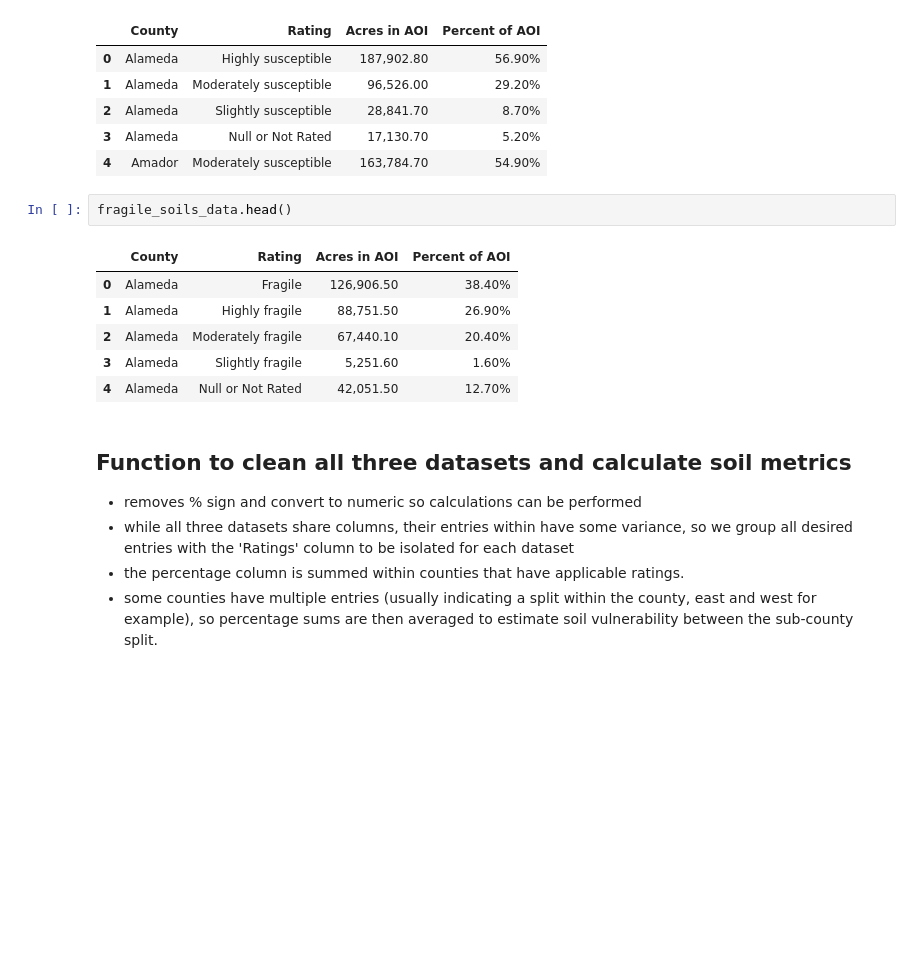
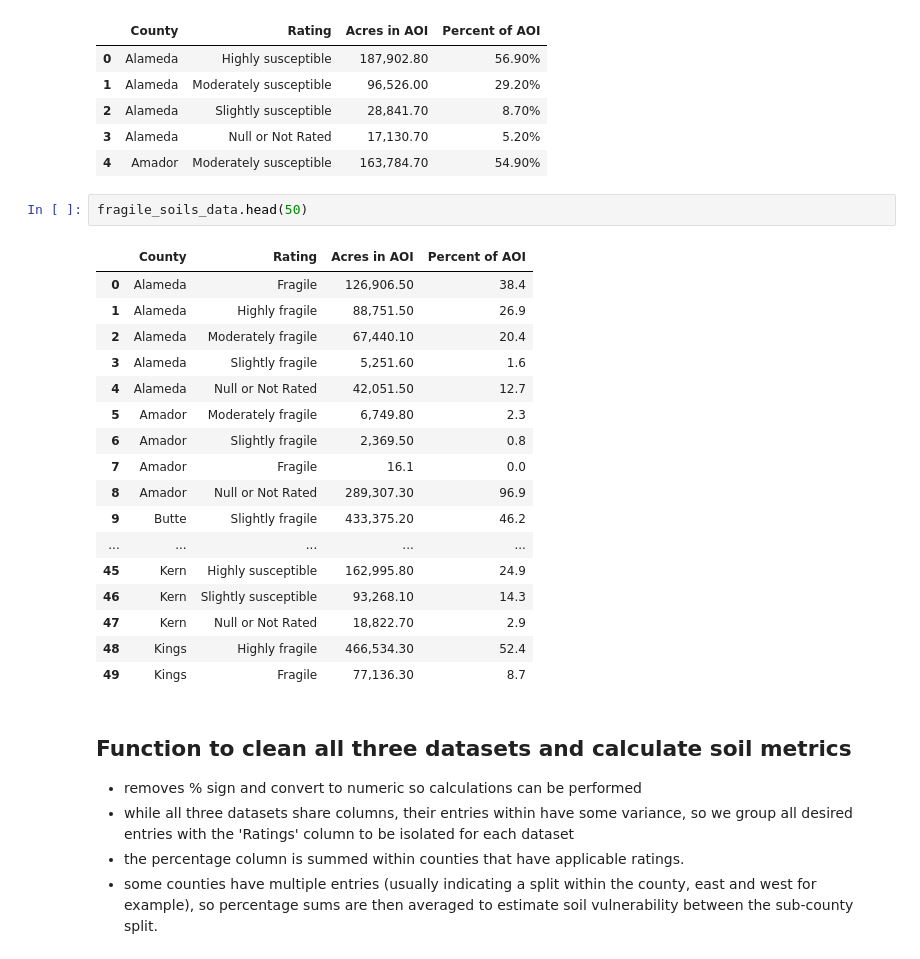
Before and after one commit to Eagle-Rock-Analytics/carb-climate-index, a Jupyter notebook: scripts/data_metric_calc/natural_web_soil_survey.ipynb, the cells around one changed output. Cells and saved outputs as stored; diff of their text form; blank space fills up the shorter version.

```diff
--- a/scripts/data_metric_calc/natural_web_soil_survey.ipynb
+++ b/scripts/data_metric_calc/natural_web_soil_survey.ipynb
@@ -61,14 +61,25 @@ fire_susceptibility_data.head()
 | 3 | Alameda | Null or Not Rated | 17,130.70 | 5.20% |
 | 4 | Amador | Moderately susceptible | 163,784.70 | 54.90% |
 # %%
-fragile_soils_data.head()
+fragile_soils_data.head(50)
 # %% [output]
 |  | County | Rating | Acres in AOI | Percent of AOI |
-| 0 | Alameda | Fragile | 126,906.50 | 38.40% |
-| 1 | Alameda | Highly fragile | 88,751.50 | 26.90% |
-| 2 | Alameda | Moderately fragile | 67,440.10 | 20.40% |
-| 3 | Alameda | Slightly fragile | 5,251.60 | 1.60% |
-| 4 | Alameda | Null or Not Rated | 42,051.50 | 12.70% |
+| 0 | Alameda | Fragile | 126,906.50 | 38.4 |
+| 1 | Alameda | Highly fragile | 88,751.50 | 26.9 |
+| 2 | Alameda | Moderately fragile | 67,440.10 | 20.4 |
+| 3 | Alameda | Slightly fragile | 5,251.60 | 1.6 |
+| 4 | Alameda | Null or Not Rated | 42,051.50 | 12.7 |
+| 5 | Amador | Moderately fragile | 6,749.80 | 2.3 |
+| 6 | Amador | Slightly fragile | 2,369.50 | 0.8 |
+| 7 | Amador | Fragile | 16.1 | 0.0 |
+| 8 | Amador | Null or Not Rated | 289,307.30 | 96.9 |
+| 9 | Butte | Slightly fragile | 433,375.20 | 46.2 |
+| ... | ... | ... | ... | ... |
+| 45 | Kern | Highly susceptible | 162,995.80 | 24.9 |
+| 46 | Kern | Slightly susceptible | 93,268.10 | 14.3 |
+| 47 | Kern | Null or Not Rated | 18,822.70 | 2.9 |
+| 48 | Kings | Highly fragile | 466,534.30 | 52.4 |
+| 49 | Kings | Fragile | 77,136.30 | 8.7 |
 # %% [markdown]
 ## Function to clean all three datasets and calculate soil metrics
 * removes % sign and convert to numeric so calculations can be performed
```
Also changed, not shown: parts of 3 cells of this notebook.
